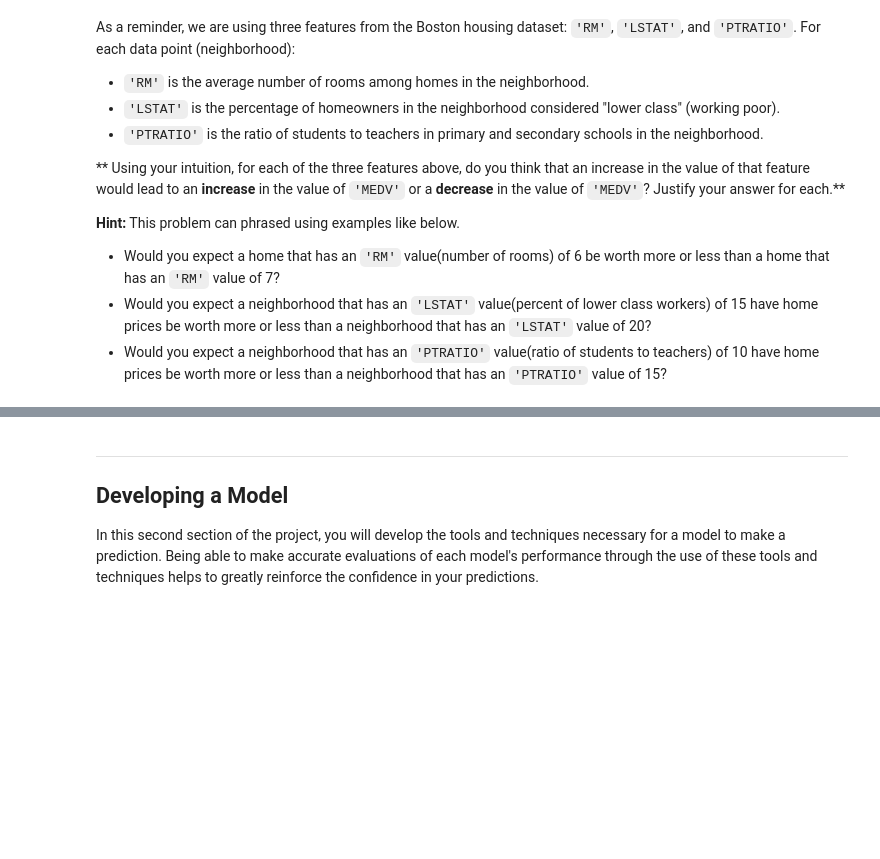
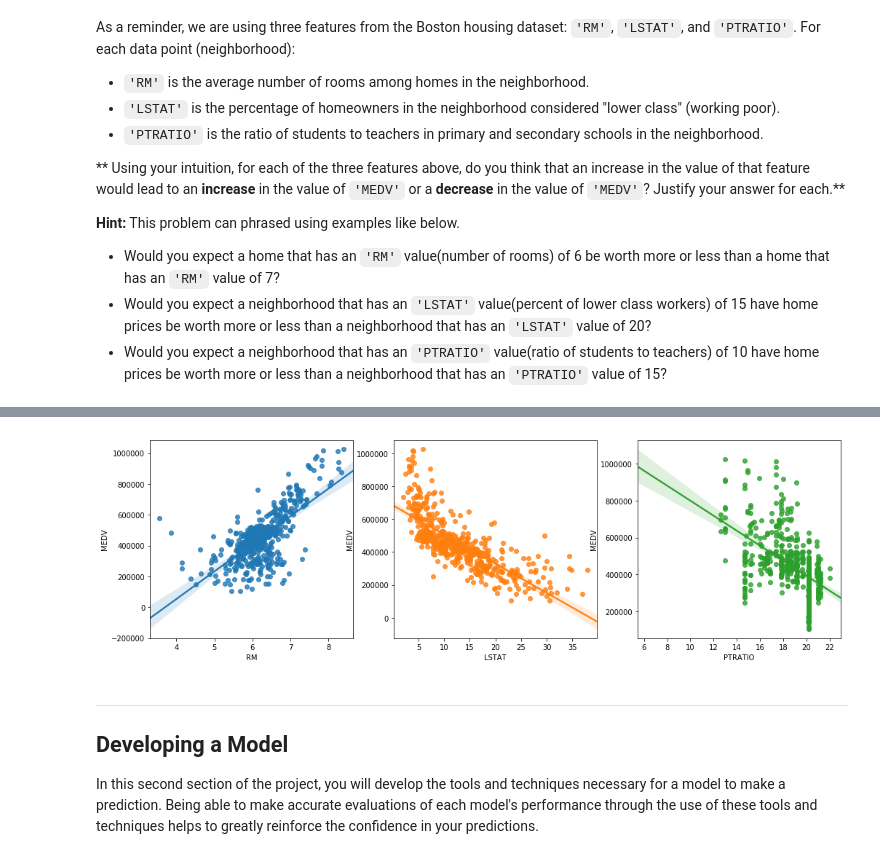
Before and after one commit to Trezcool/udacity-ml, a Jupyter notebook: boston_housing/boston_housing.ipynb, the cells around one changed output, grey strips where cells are left out. Saved outputs shown, nothing was run; the diff lists cells and outputs as text; code cells hidden in the pictures; blank space fills up the shorter version.

```diff
--- a/boston_housing/boston_housing.ipynb
+++ b/boston_housing/boston_housing.ipynb
@@ -105,3 +109,12 @@ As a reminder, we are using three features from the Boston housing dataset: `'RM
+# %%
+import matplotlib.pyplot as plt
+import seaborn as sns
+
+fig, axes = plt.subplots(1, 3, figsize=(17,5))
+for feat, ax in zip(['RM', 'LSTAT', 'PTRATIO'], axes):
+    sns.regplot(x=feat, y='MEDV', data=data, ax=ax)
+# %% [output]
+[figure, added]
 # %% [markdown]
 ----
 
```
Also changed, not shown: parts of 27 cells of this notebook, 1 other file.
